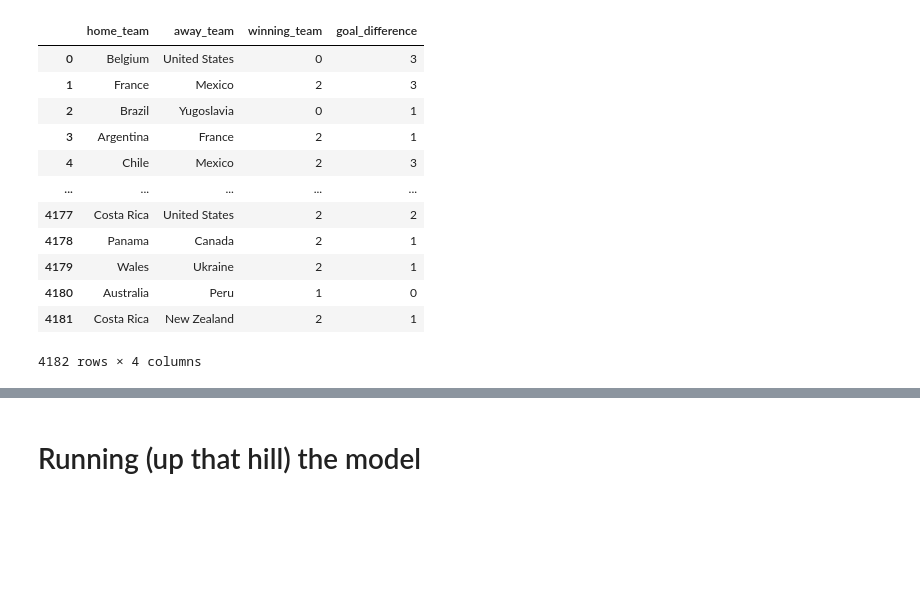
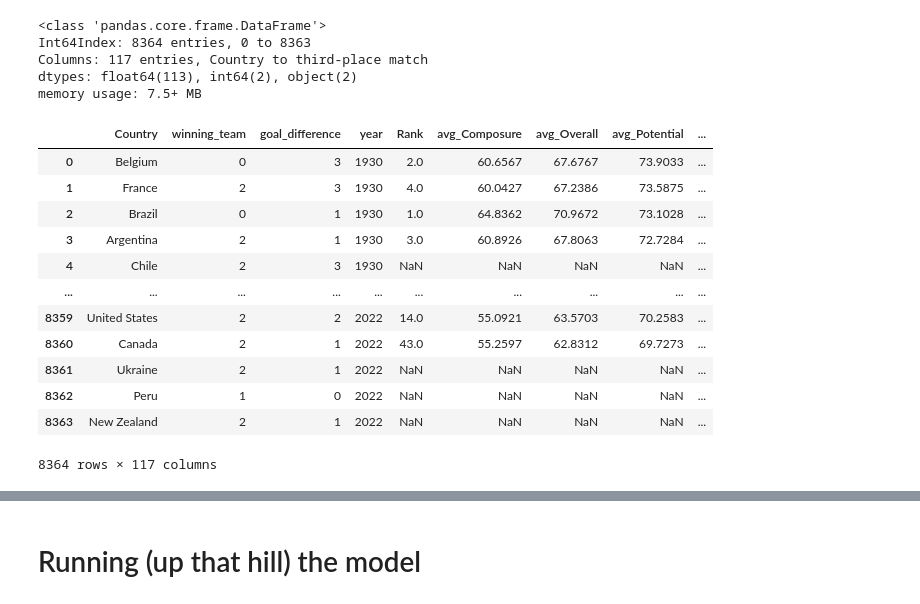
Before and after one commit to madelynbaker/2022-World-Cup-Prediction, a Jupyter notebook: compiled_df.ipynb, the cells around one changed output, grey strips where cells are left out. Cells and saved outputs as stored; diff of their text form; code cells hidden in the pictures; blank space fills up the shorter version.

```diff
--- a/compiled_df.ipynb
+++ b/compiled_df.ipynb
@@ -119,0 +100,3 @@ df_matches
+# %%
+df_matches_awayteams = df_matches_awayteams.rename(columns = {"away_team":"Country"})
+df_matches_awayteams
@@ -120,3 +151,41 @@ df_matches
+# %%
+# Create new columns with ranking position of each team
+# schedule.insert(1, 'first_position', schedule['Home Team'].map(rank.set_index('Country')['Rank']))
+# schedule.insert(2, 'second_position', schedule['Away Team'].map(rank.set_index('Country')['Rank']))
+
+# We only need the group stage games, so we have to slice the dataset
+schedule_grp = schedule.iloc[:48, :]
+# schedule_grp
+
+# MERGING COMPILED_DF WITH SCHEDULE_GRP TO GET THE COUNTRY FEATURES PER MATCHUP
+compiled_histmatches_beta = pd.merge(hist_country_matches, compiled_df, how="left", left_on = "Country", right_on = "Country")
+# compiled_histmatches_gamma = pd.merge(compiled_histmatches_beta, compiled_df, how="left", left_on = "Country", right_on = "Country")
+
+compiled_histmatches = compiled_histmatches_beta
+compiled_histmatches.info()
+# unpivot to have row by row of matches, qtar v ecaudor and equador v qatar
+# %% [output]
+<class 'pandas.core.frame.DataFrame'>
+Int64Index: 8364 entries, 0 to 8363
+Columns: 117 entries, Country to third-place match
+dtypes: float64(113), int64(2), object(2)
+memory usage: 7.5+ MB
+# %%
+compiled_histmatches_beta
+# %% [output]
+|  | Country | winning_team | goal_difference | year | Rank | avg_Composure | avg_Overall | avg_Potential | ... |
+| 0 | Belgium | 0 | 3 | 1930 | 2.0 | 60.6567 | 67.6767 | 73.9033 | ... |
+| 1 | France | 2 | 3 | 1930 | 4.0 | 60.0427 | 67.2386 | 73.5875 | ... |
+| 2 | Brazil | 0 | 1 | 1930 | 1.0 | 64.8362 | 70.9672 | 73.1028 | ... |
+| 3 | Argentina | 2 | 1 | 1930 | 3.0 | 60.8926 | 67.8063 | 72.7284 | ... |
+| 4 | Chile | 2 | 3 | 1930 | NaN | NaN | NaN | NaN | ... |
+| ... | ... | ... | ... | ... | ... | ... | ... | ... | ... |
+| 8359 | United States | 2 | 2 | 2022 | 14.0 | 55.0921 | 63.5703 | 70.2583 | ... |
+| 8360 | Canada | 2 | 1 | 2022 | 43.0 | 55.2597 | 62.8312 | 69.7273 | ... |
+| 8361 | Ukraine | 2 | 1 | 2022 | NaN | NaN | NaN | NaN | ... |
+| 8362 | Peru | 1 | 0 | 2022 | NaN | NaN | NaN | NaN | ... |
+| 8363 | New Zealand | 2 | 1 | 2022 | NaN | NaN | NaN | NaN | ... |
+8364 rows × 117 columns
 # %%
 # MERGE COMPLIED DATA WITH DF_MATCHES
 # compiled_matches_df = pd.merge(df_matches,compiled_df, left_on = "winning_team", right_on = "Country", how = "inner")
@@ -161,21 +230,7 @@ df_matches.loc[df_matches.winning_team == df_matches.home_team,'winning_team']=2
 df_matches.loc[df_matches.winning_team == 'draw', 'winning_team']=1
 df_matches.loc[df_matches.winning_team == df_matches.away_team, 'winning_team']=0
 
-df_matches
+# df_matches
-# %% [output]
-|  | home_team | away_team | winning_team | goal_difference |
-| 0 | Belgium | United States | 0 | 3 |
-| 1 | France | Mexico | 2 | 3 |
-| 2 | Brazil | Yugoslavia | 0 | 1 |
-| 3 | Argentina | France | 2 | 1 |
-| 4 | Chile | Mexico | 2 | 3 |
-| ... | ... | ... | ... | ... |
-| 4177 | Costa Rica | United States | 2 | 2 |
-| 4178 | Panama | Canada | 2 | 1 |
-| 4179 | Wales | Ukraine | 2 | 1 |
-| 4180 | Australia | Peru | 1 | 0 |
-| 4181 | Costa Rica | New Zealand | 2 | 1 |
-4182 rows × 4 columns
 # %%
 # final = pd.get_dummies(df_matches, prefix=['home_team', 'away_team'], columns=['home_team', 'away_team'])
 
```
Also changed, not shown: parts of 25 cells of this notebook, 5 other files.
